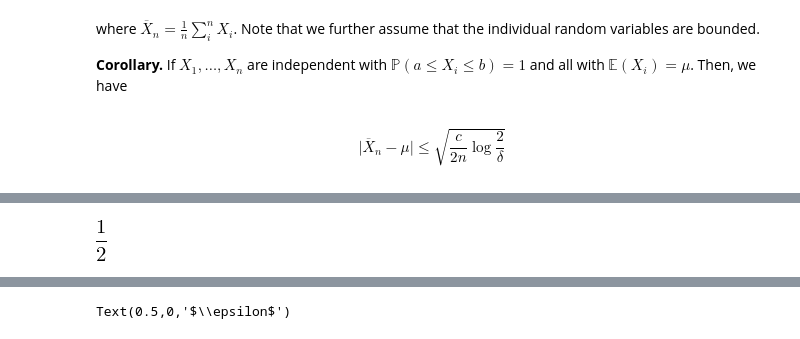
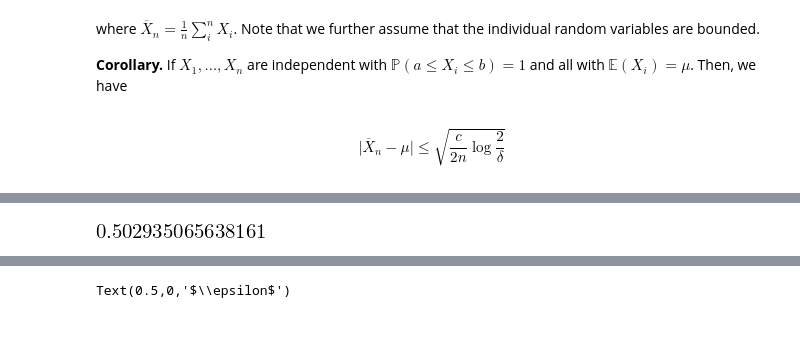
Before and after one commit to hvribeiro/MCSC1, a Jupyter notebook: aulas/02.2 - Introduction to probability.ipynb, the cells around one changed output, grey strips where cells are left out. Cells and saved outputs as stored; diff of their text form; code cells hidden in the pictures.

```diff
--- a/aulas/02.2 - Introduction to probability.ipynb
+++ b/aulas/02.2 - Introduction to probability.ipynb
@@ -1292,7 +1358,7 @@ S.stats.sample(x)
 # %%
-S.stats.E(x)
+S.stats.E(x,numsamples=10)
 # %% [output]
-[figure, old version]
+[figure, new version]
 # %%
 def pgeps(eps,n=10,samples=10000):
     cond = np.asarray([np.abs(S.stats.E(x,numsamples=n) - 0.5)>eps for _ in range(samples)])
```
Also changed, not shown: parts of 32 cells of this notebook, 1 other file.
